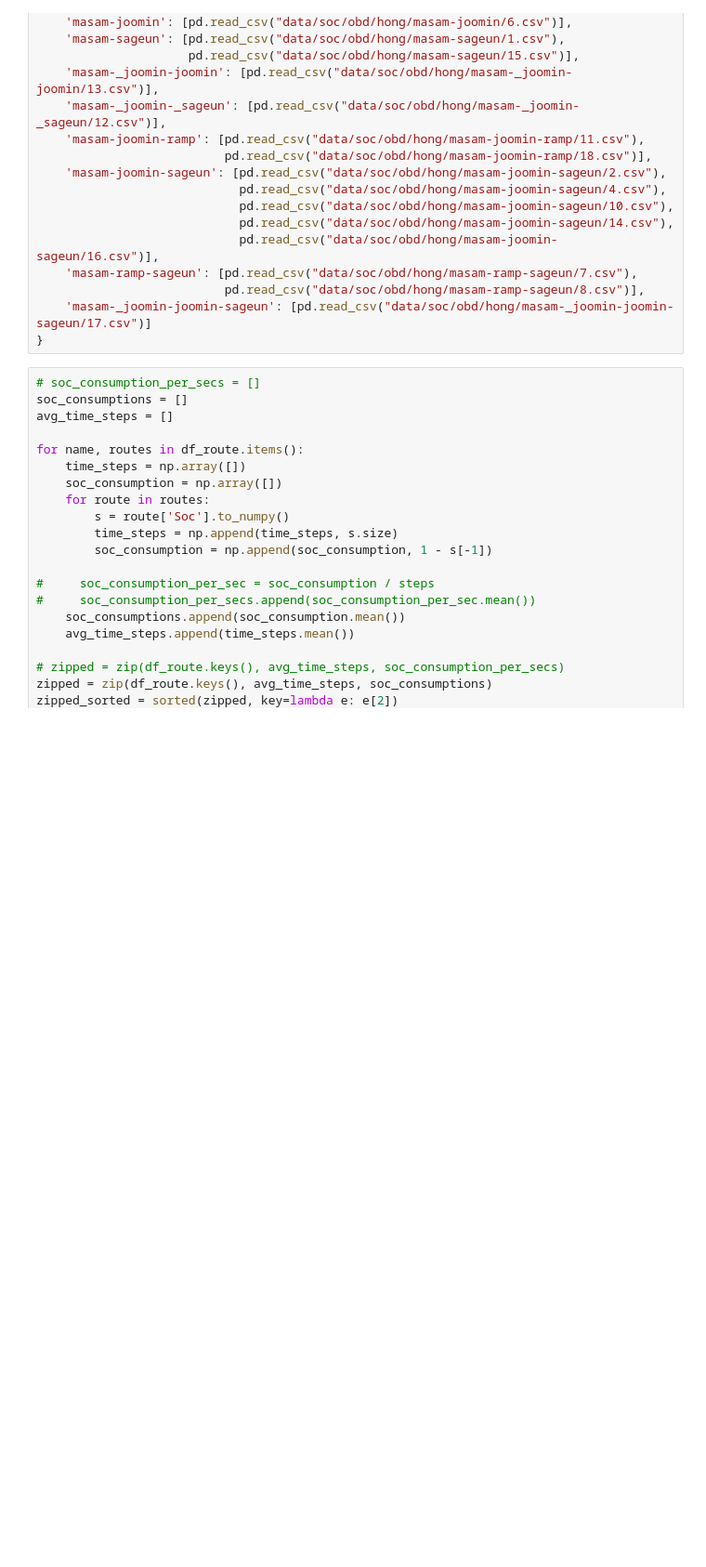
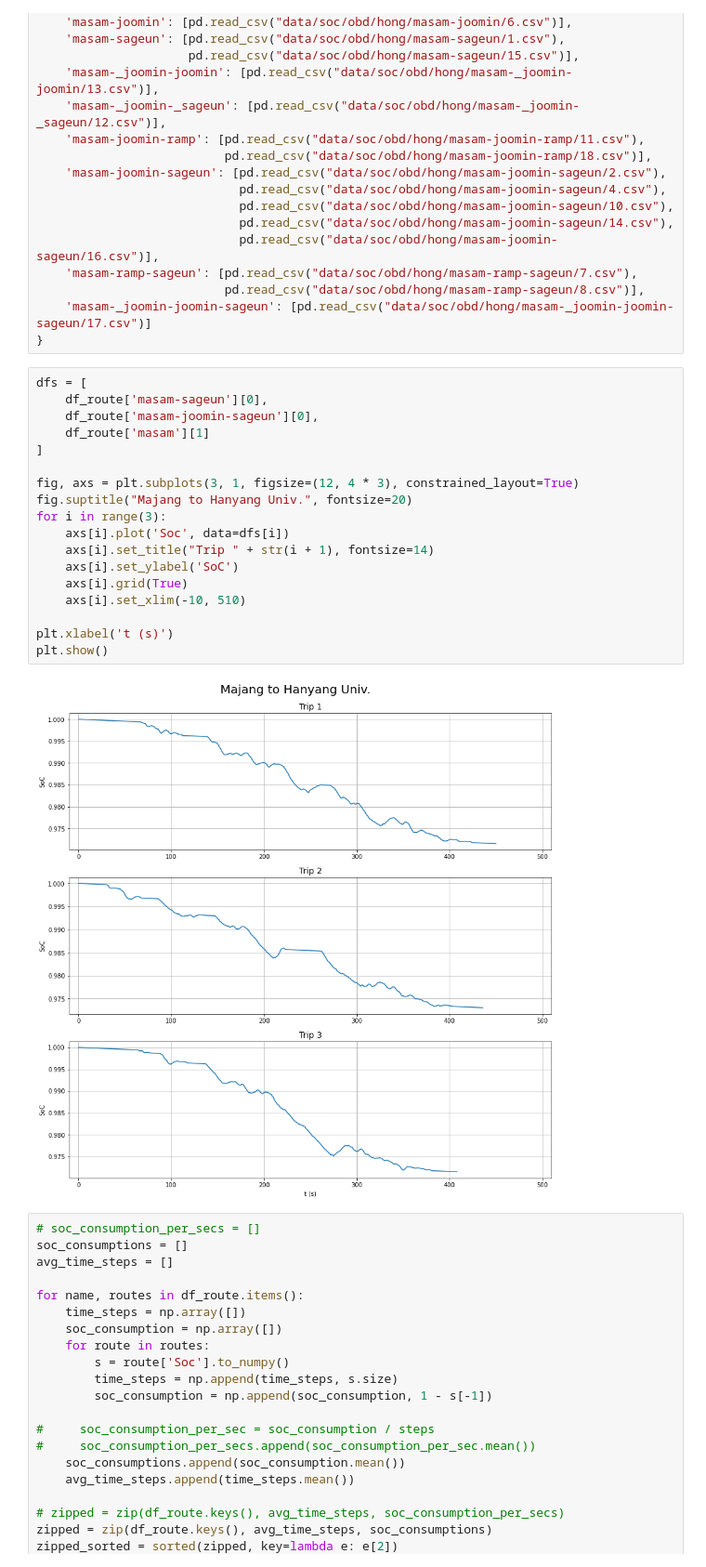
Before and after one commit to yellowjigi/driving-cycle-prediction-jupyter, a Jupyter notebook: soc_consumption.ipynb, the cells around one changed output. Shown at 93% size. Drawn from its saved outputs; the diff is of its cells as text; blank space fills up the shorter version.

Commit message:
soc_consumption plots & lstm_obd reads different csv

```diff
--- a/soc_consumption.ipynb
+++ b/soc_consumption.ipynb
@@ -23,6 +23,26 @@ df_route = {
                           pd.read_csv("data/soc/obd/hong/masam-ramp-sageun/8.csv")],
     'masam-_joomin-joomin-sageun': [pd.read_csv("data/soc/obd/hong/masam-_joomin-joomin-sageun/17.csv")]
 }
+# %%
+dfs = [
+    df_route['masam-sageun'][0],
+    df_route['masam-joomin-sageun'][0],
+    df_route['masam'][1]
+]
+
+fig, axs = plt.subplots(3, 1, figsize=(12, 4 * 3), constrained_layout=True)
+fig.suptitle("Majang to Hanyang Univ.", fontsize=20)
+for i in range(3):
+    axs[i].plot('Soc', data=dfs[i])
+    axs[i].set_title("Trip " + str(i + 1), fontsize=14)
+    axs[i].set_ylabel('SoC')
+    axs[i].grid(True)
+    axs[i].set_xlim(-10, 510)
+
+plt.xlabel('t (s)')
+plt.show()
+# %% [output]
+[figure, added]
 # %%
 # soc_consumption_per_secs = []
 soc_consumptions = []
```
